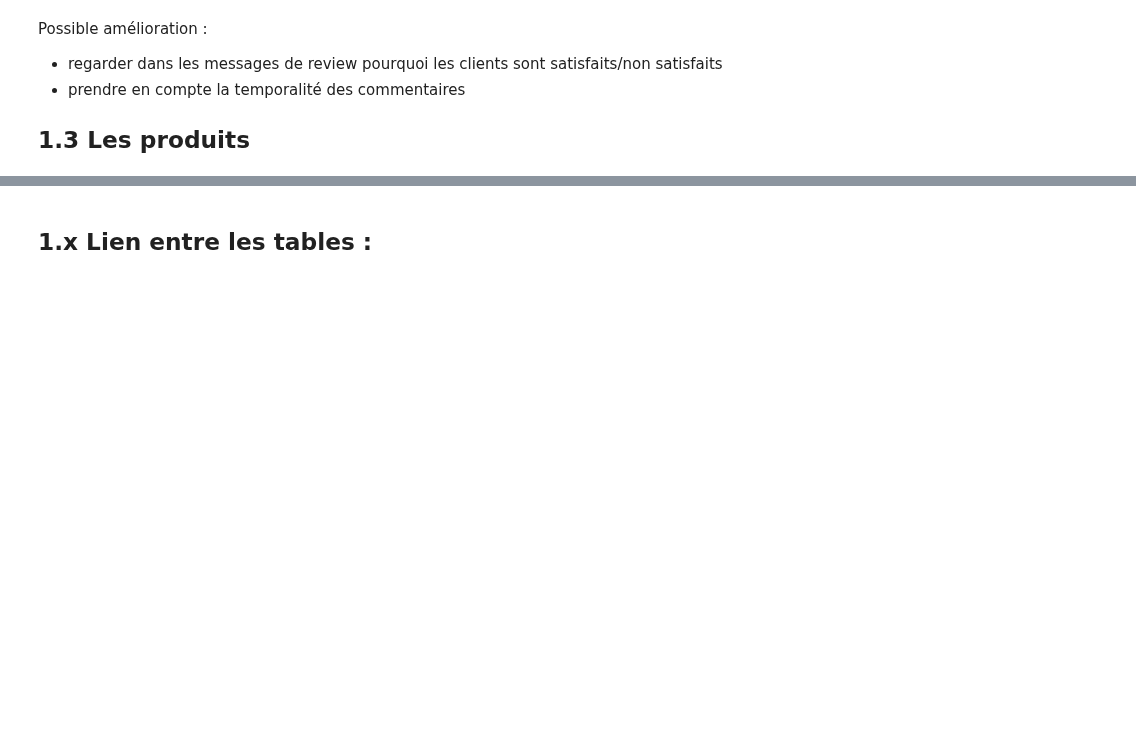
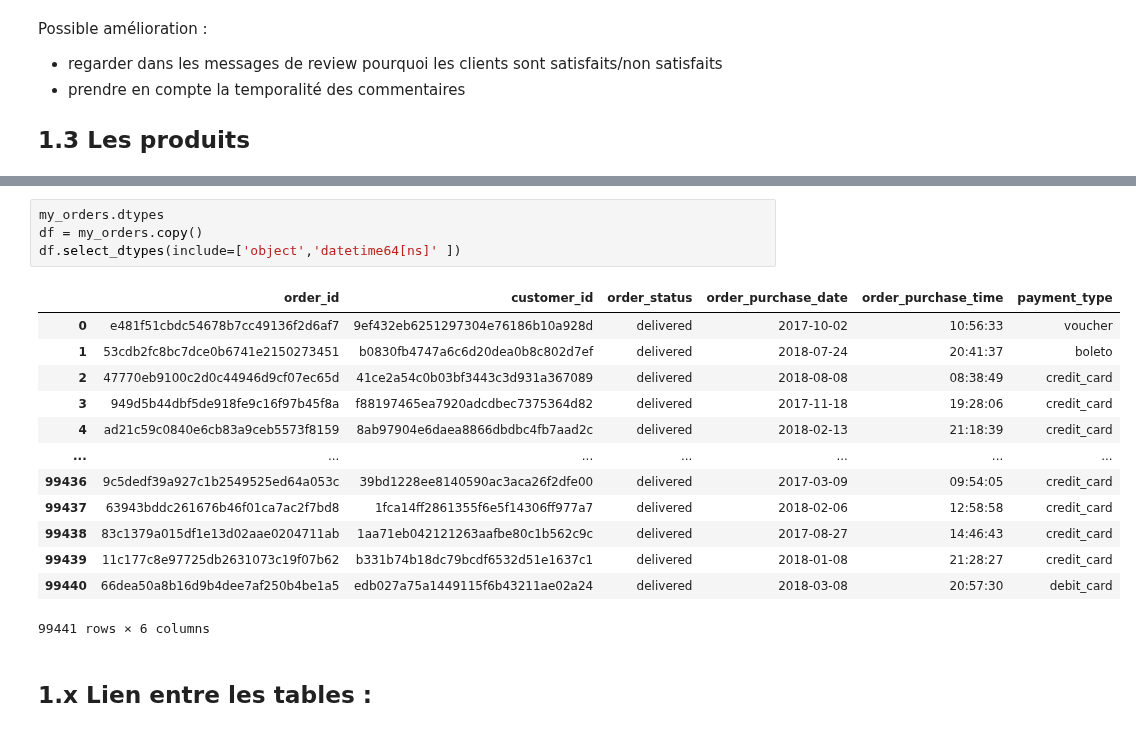
Before and after one commit to ClaireGayral/formation_openclassroom, a Jupyter notebook: P4_gayral_claire/analyse_exploratoire.ipynb, the cells around one changed output, grey strips where cells are left out. Drawn from its saved outputs; the diff is of its cells as text; blank space fills up the shorter version.

```diff
--- a/P4_gayral_claire/analyse_exploratoire.ipynb
+++ b/P4_gayral_claire/analyse_exploratoire.ipynb
@@ -654,3 +846,21 @@ Possible amélioration :
+# %%
+my_orders.dtypes
+df = my_orders.copy()
+df.select_dtypes(include=['object','datetime64[ns]' ])
+# %% [output]
+|  | order_id | customer_id | order_status | order_purchase_date | order_purchase_time | payment_type |
+| 0 | e481f51cbdc54678b7cc49136f2d6af7 | 9ef432eb6251297304e76186b10a928d | delivered | 2017-10-02 | 10:56:33 | voucher |
+| 1 | 53cdb2fc8bc7dce0b6741e2150273451 | b0830fb4747a6c6d20dea0b8c802d7ef | delivered | 2018-07-24 | 20:41:37 | boleto |
+| 2 | 47770eb9100c2d0c44946d9cf07ec65d | 41ce2a54c0b03bf3443c3d931a367089 | delivered | 2018-08-08 | 08:38:49 | credit_card |
+| 3 | 949d5b44dbf5de918fe9c16f97b45f8a | f88197465ea7920adcdbec7375364d82 | delivered | 2017-11-18 | 19:28:06 | credit_card |
+| 4 | ad21c59c0840e6cb83a9ceb5573f8159 | 8ab97904e6daea8866dbdbc4fb7aad2c | delivered | 2018-02-13 | 21:18:39 | credit_card |
+| ... | ... | ... | ... | ... | ... | ... |
+| 99436 | 9c5dedf39a927c1b2549525ed64a053c | 39bd1228ee8140590ac3aca26f2dfe00 | delivered | 2017-03-09 | 09:54:05 | credit_card |
+| 99437 | 63943bddc261676b46f01ca7ac2f7bd8 | 1fca14ff2861355f6e5f14306ff977a7 | delivered | 2018-02-06 | 12:58:58 | credit_card |
+| 99438 | 83c1379a015df1e13d02aae0204711ab | 1aa71eb042121263aafbe80c1b562c9c | delivered | 2017-08-27 | 14:46:43 | credit_card |
+| 99439 | 11c177c8e97725db2631073c19f07b62 | b331b74b18dc79bcdf6532d51e1637c1 | delivered | 2018-01-08 | 21:28:27 | credit_card |
+| 99440 | 66dea50a8b16d9b4dee7af250b4be1a5 | edb027a75a1449115f6b43211ae02a24 | delivered | 2018-03-08 | 20:57:30 | debit_card |
+99441 rows × 6 columns
 # %% [markdown]
 ## 1.x Lien entre les tables :
 # %%
```
Also changed, not shown: parts of 18 cells of this notebook.
